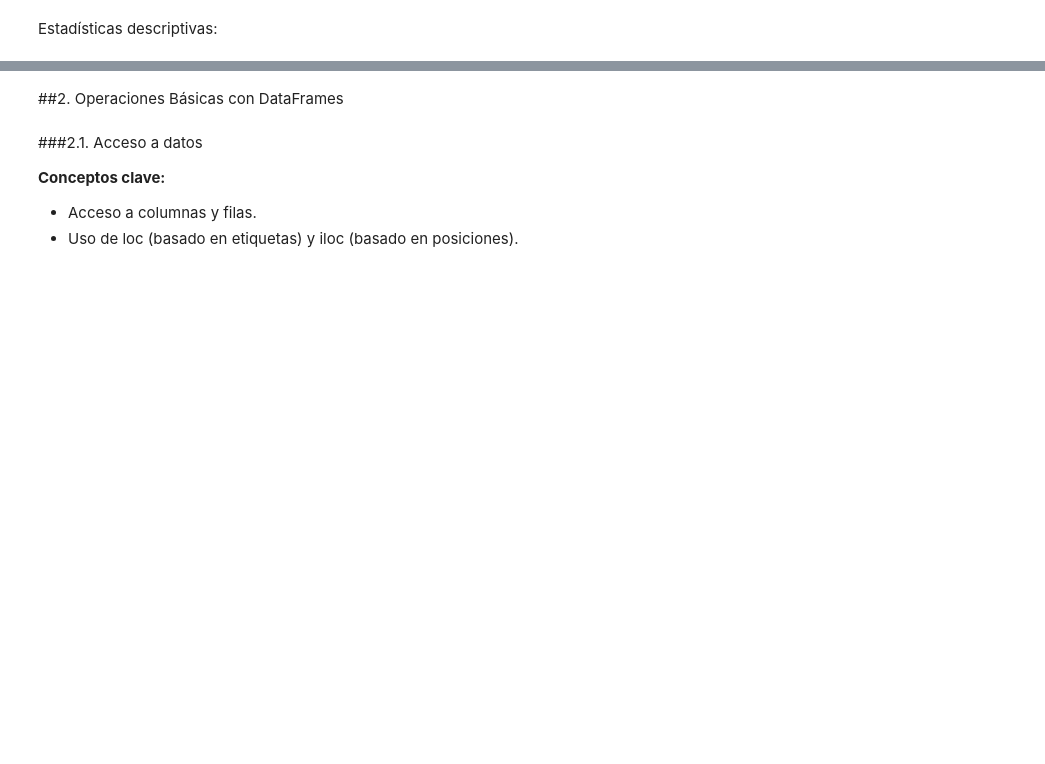
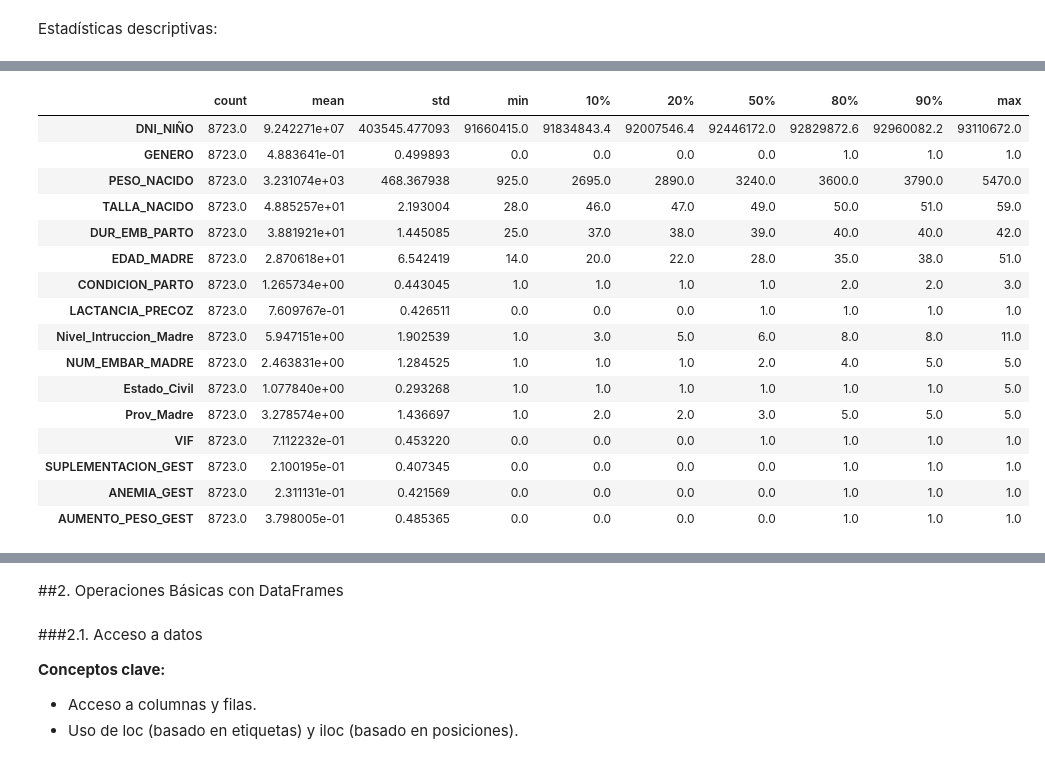
Before and after one commit to gianmarcomejia96/UTEC_PROGRA, a Jupyter notebook: 07_manipulaci_n_de_datos_con_pandas.ipynb, the cells around one changed output, grey strips where cells are left out. Saved outputs shown, nothing was run; the diff lists cells and outputs as text; code cells hidden in the pictures; blank space fills up the shorter version.

```diff
--- a/07_manipulaci_n_de_datos_con_pandas.ipynb
+++ b/07_manipulaci_n_de_datos_con_pandas.ipynb
@@ -63,7 +113,7 @@ print(df)
 Importar datos desde un archivo CSV:
 # %%
 # archivo 'datos.csv'
-df = pd.read_csv('datos.csv')
+df = pd.read_csv('datos_v2.csv', delimiter = ';', encoding = 'latin-1')
 # %% [markdown]
 **Exploración inicial:**
 
@@ -80,0 +238,20 @@ print(df.describe())  # Estadísticas básicas de las columnas numéricas
+# %%
+df.describe(percentiles = [0.1, 0.2 , 0.5, 0.8, 0.9]).transpose()
+# %% [output]
+|  | count | mean | std | min | 10% | 20% | 50% | 80% | 90% | max |
+| DNI_NIÑO | 8723.0 | 9.242271e+07 | 403545.477093 | 91660415.0 | 91834843.4 | 92007546.4 | 92446172.0 | 92829872.6 | 92960082.2 | 93110672.0 |
+| GENERO | 8723.0 | 4.883641e-01 | 0.499893 | 0.0 | 0.0 | 0.0 | 0.0 | 1.0 | 1.0 | 1.0 |
+| PESO_NACIDO | 8723.0 | 3.231074e+03 | 468.367938 | 925.0 | 2695.0 | 2890.0 | 3240.0 | 3600.0 | 3790.0 | 5470.0 |
+| TALLA_NACIDO | 8723.0 | 4.885257e+01 | 2.193004 | 28.0 | 46.0 | 47.0 | 49.0 | 50.0 | 51.0 | 59.0 |
+| DUR_EMB_PARTO | 8723.0 | 3.881921e+01 | 1.445085 | 25.0 | 37.0 | 38.0 | 39.0 | 40.0 | 40.0 | 42.0 |
+| EDAD_MADRE | 8723.0 | 2.870618e+01 | 6.542419 | 14.0 | 20.0 | 22.0 | 28.0 | 35.0 | 38.0 | 51.0 |
+| CONDICION_PARTO | 8723.0 | 1.265734e+00 | 0.443045 | 1.0 | 1.0 | 1.0 | 1.0 | 2.0 | 2.0 | 3.0 |
+| LACTANCIA_PRECOZ | 8723.0 | 7.609767e-01 | 0.426511 | 0.0 | 0.0 | 0.0 | 1.0 | 1.0 | 1.0 | 1.0 |
+| Nivel_Intruccion_Madre | 8723.0 | 5.947151e+00 | 1.902539 | 1.0 | 3.0 | 5.0 | 6.0 | 8.0 | 8.0 | 11.0 |
+| NUM_EMBAR_MADRE | 8723.0 | 2.463831e+00 | 1.284525 | 1.0 | 1.0 | 1.0 | 2.0 | 4.0 | 5.0 | 5.0 |
+| Estado_Civil | 8723.0 | 1.077840e+00 | 0.293268 | 1.0 | 1.0 | 1.0 | 1.0 | 1.0 | 1.0 | 5.0 |
+| Prov_Madre | 8723.0 | 3.278574e+00 | 1.436697 | 1.0 | 2.0 | 2.0 | 3.0 | 5.0 | 5.0 | 5.0 |
+| VIF | 8723.0 | 7.112232e-01 | 0.453220 | 0.0 | 0.0 | 0.0 | 1.0 | 1.0 | 1.0 | 1.0 |
+| SUPLEMENTACION_GEST | 8723.0 | 2.100195e-01 | 0.407345 | 0.0 | 0.0 | 0.0 | 0.0 | 1.0 | 1.0 | 1.0 |
+| ANEMIA_GEST | 8723.0 | 2.311131e-01 | 0.421569 | 0.0 | 0.0 | 0.0 | 0.0 | 1.0 | 1.0 | 1.0 |
+| AUMENTO_PESO_GEST | 8723.0 | 3.798005e-01 | 0.485365 | 0.0 | 0.0 | 0.0 | 0.0 | 1.0 | 1.0 | 1.0 |
```
Also changed, not shown: parts of 28 cells of this notebook.
